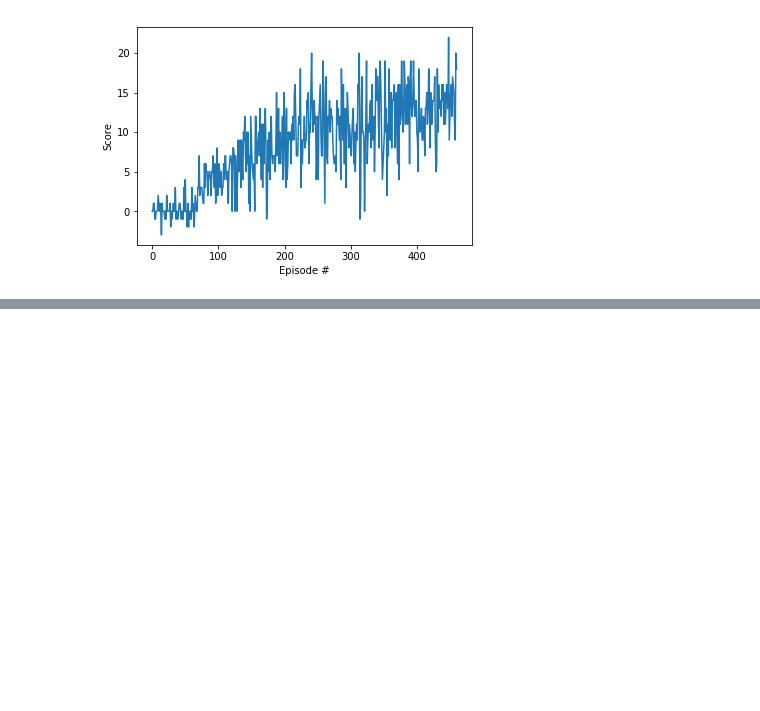
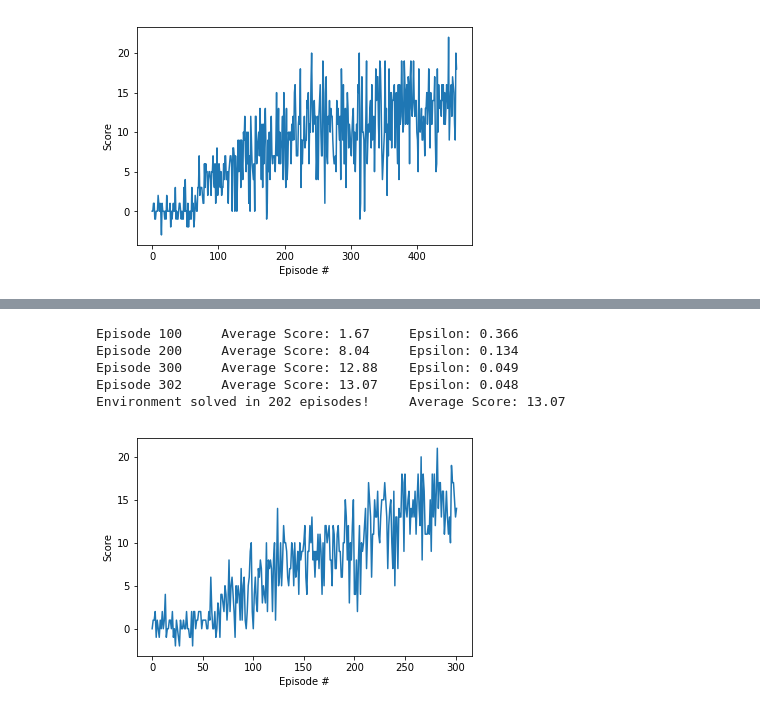
Before and after one commit to vaanxy/drlnd-p1-navigation, a Jupyter notebook: Navigation.ipynb, the cells around one changed output, grey strips where cells are left out. Saved outputs shown, nothing was run; the diff lists cells and outputs as text; code cells hidden in the pictures; blank space fills up the shorter version.

Commit message:
feat: implemented prioritized experience replay DQN

```diff
--- a/Navigation.ipynb
+++ b/Navigation.ipynb
@@ -218,12 +218,12 @@ import torch
 import torch.nn.functional as F
 import torch.optim as optim
 
-BUFFER_SIZE = int(1e5)  # replay buffer size
+BUFFER_SIZE = int(1e4)  # replay buffer size
 BATCH_SIZE = 64         # minibatch size
 GAMMA = 0.99            # discount factor
 TAU = 1e-2              # for soft update of target parameters
-LR = 2e-3               # learning rate
-UPDATE_EVERY = 4        # how often to update the network
+LR = 1e-3               # learning rate
+UPDATE_EVERY = 16       # how often to update the network
 
 device = torch.device("cuda:0" if torch.cuda.is_available() else "cpu")
 
@@ -601,0 +822,3 @@ plt.show()
+# %%
+per_dqn_agent = PERDQNAgent(state_size=state_size, action_size=action_size, seed=0, hidden_layer_sizes=[128, 64, 32])
+env = UnityEnvironment(file_name="Banana.app")
@@ -601,0 +860,8 @@ plt.show()
+# %%
+scores = dqn(per_dqn_agent, checkpoint_name="per-dqn-checkpoint.pth")
+# %% [output]
+Episode 100     Average Score: 1.67     Epsilon: 0.366
+Episode 200     Average Score: 8.04     Epsilon: 0.134
+Episode 300     Average Score: 12.88    Epsilon: 0.049
+Episode 302     Average Score: 13.07    Epsilon: 0.048
+Environment solved in 202 episodes!     Average Score: 13.07
@@ -601,0 +870,10 @@ plt.show()
+# %%
+# plot the scores
+fig = plt.figure()
+ax = fig.add_subplot(111)
+plt.plot(np.arange(len(scores)), scores)
+plt.ylabel('Score')
+plt.xlabel('Episode #')
+plt.show()
+# %% [output]
+[figure, added]
```
Also changed, not shown: parts of 8 cells of this notebook, 4 other files.
